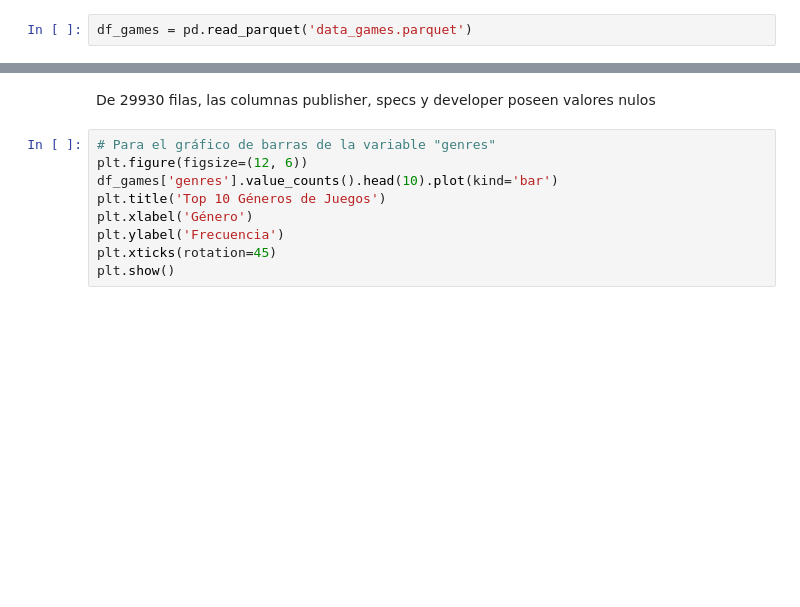
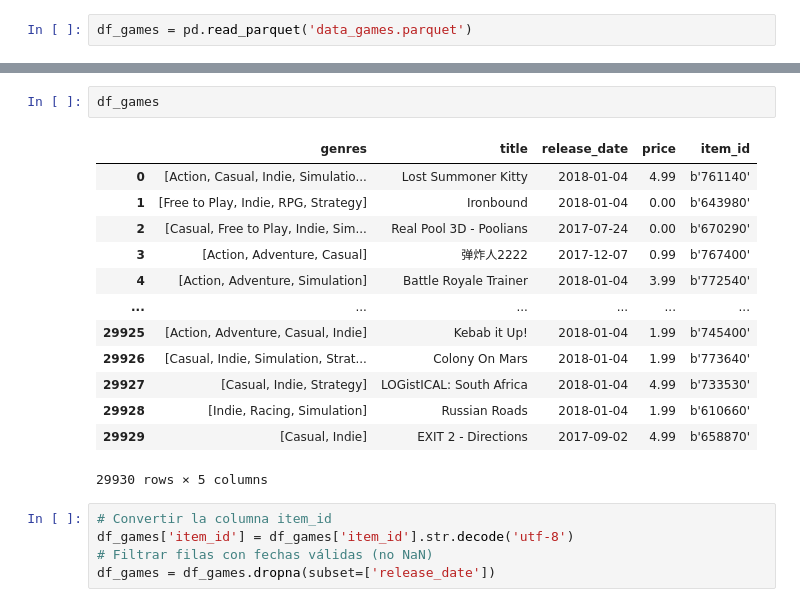
Before and after one commit to Norman2022/API_MLOps, a Jupyter notebook: EDA.ipynb, the cells around one changed output, grey strips where cells are left out. Saved outputs shown, nothing was run; the diff lists cells and outputs as text; blank space fills up the shorter version.

```diff
--- a/EDA.ipynb
+++ b/EDA.ipynb
@@ -45,11 +38,21 @@ memory usage: 2.1+ MB
-# %% [markdown]
-De 29930 filas, las columnas publisher, specs y developer poseen valores nulos
-# %%
-# Para el gráfico de barras de la variable "genres"
-plt.figure(figsize=(12, 6))
-df_games['genres'].value_counts().head(10).plot(kind='bar')
-plt.title('Top 10 Géneros de Juegos')
-plt.xlabel('Género')
-plt.ylabel('Frecuencia')
-plt.xticks(rotation=45)
-plt.show()
+# %%
+df_games
+# %% [output]
+|  | genres | title | release_date | price | item_id |
+| 0 | [Action, Casual, Indie, Simulatio... | Lost Summoner Kitty | 2018-01-04 | 4.99 | b'761140' |
+| 1 | [Free to Play, Indie, RPG, Strategy] | Ironbound | 2018-01-04 | 0.00 | b'643980' |
+| 2 | [Casual, Free to Play, Indie, Sim... | Real Pool 3D - Poolians | 2017-07-24 | 0.00 | b'670290' |
+| 3 | [Action, Adventure, Casual] | 弹炸人2222 | 2017-12-07 | 0.99 | b'767400' |
+| 4 | [Action, Adventure, Simulation] | Battle Royale Trainer | 2018-01-04 | 3.99 | b'772540' |
+| ... | ... | ... | ... | ... | ... |
+| 29925 | [Action, Adventure, Casual, Indie] | Kebab it Up! | 2018-01-04 | 1.99 | b'745400' |
+| 29926 | [Casual, Indie, Simulation, Strat... | Colony On Mars | 2018-01-04 | 1.99 | b'773640' |
+| 29927 | [Casual, Indie, Strategy] | LOGistICAL: South Africa | 2018-01-04 | 4.99 | b'733530' |
+| 29928 | [Indie, Racing, Simulation] | Russian Roads | 2018-01-04 | 1.99 | b'610660' |
+| 29929 | [Casual, Indie] | EXIT 2 - Directions | 2017-09-02 | 4.99 | b'658870' |
+29930 rows × 5 columns
+# %%
+# Convertir la columna item_id
+df_games['item_id'] = df_games['item_id'].str.decode('utf-8')
+# Filtrar filas con fechas válidas (no NaN)
+df_games = df_games.dropna(subset=['release_date'])
```
Also changed, not shown: parts of 45 cells of this notebook, 2 other files.
